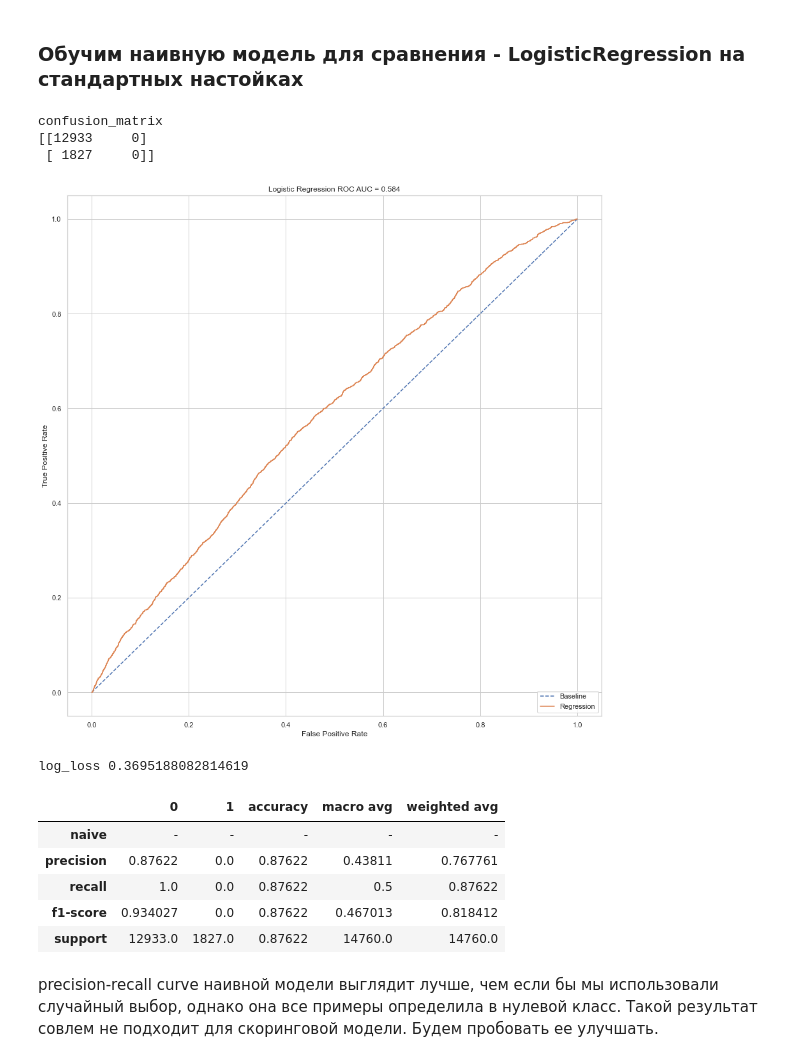
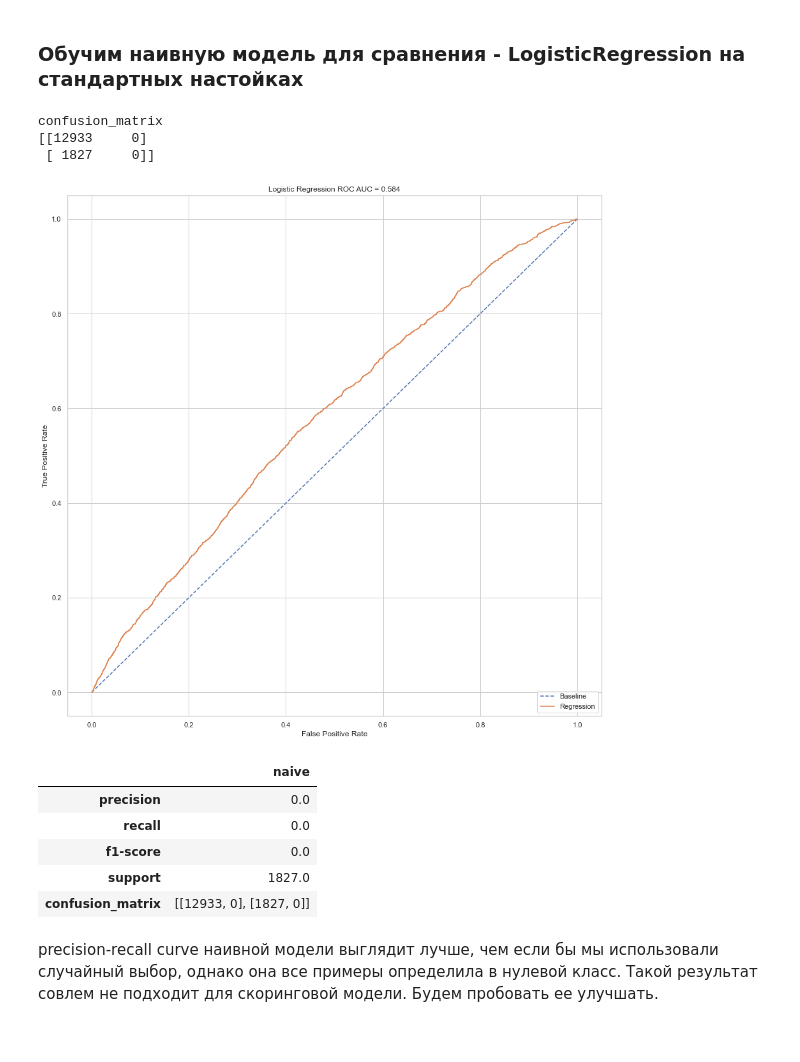
Before and after one commit to EvgeniyBerdyugin/SkillFactory-dspr-40, a Jupyter notebook: module_5/project_5_scoring.ipynb, the cells around one changed output. Saved outputs shown, nothing was run; the diff lists cells and outputs as text; code cells hidden in the pictures.

```diff
--- a/module_5/project_5_scoring.ipynb
+++ b/module_5/project_5_scoring.ipynb
@@ -108,6 +106,6 @@ default = pd.DataFrame(data['default'])
 data = data.drop('client_id', axis=1)
 
 #сделаем файл для сравнивания метрик моделей
-data_report = pd.DataFrame(columns=['0', '1', 'accuracy', 'macro avg', 'weighted avg'])
+data_report = pd.DataFrame(index=['precision', 'recall', 'f1-score', 'support', 'confusion_matrix'])
 # %% [markdown]
 ## Функции
@@ -209,8 +163,7 @@ Low Bound: -3.299 Up Bound -0.529 Outliers low Cnt: 82 Outliers hi Cnt: 436
 # %% [markdown]
 Обработаем даты
 # %%
-for col in date_cols:
-    data[col] = pd.to_datetime(data[col])
+data['app_date'] = pd.to_datetime(data['app_date'])
 # %% [markdown]
 Заполним пропуски модой
 # %%
@@ -240,41 +186,40 @@ X = train_data.drop(['default'], axis=1)
 # %%
 X_train, X_test, y_train, y_test = train_test_split(X, y, test_size=0.2, random_state=RANDOM_SEED)
 model = LogisticRegression()
 model.fit(X_train, y_train)
 y_pred = model.predict(X_test)
 
 print('confusion_matrix', confusion_matrix(y_test, y_pred), sep='\n')
 
 probs = model.predict_proba(X_test)
 fpr, tpr, threshold = roc_curve(y_test, probs[:,1])
 roc_auc = roc_auc_score(y_test, probs[:,1])
 
 plt.figure()
 plt.plot([0, 1], label='Baseline', linestyle='--')
 plt.plot(fpr, tpr, label = 'Regression')
 plt.title('Logistic Regression ROC AUC = %0.3f' % roc_auc)
 plt.ylabel('True Positive Rate')
 plt.xlabel('False Positive Rate')
 plt.legend(loc = 'lower right')
 plt.show()
 
-print('log_loss', log_loss(y_test, probs))
 
-data_report.loc['naive'] = '-'
-data_report = data_report.append(pd.DataFrame(classification_report(y_test, y_pred, output_dict=True)))
+data_report['naive'] = pd.DataFrame(pd.DataFrame(classification_report(y_test, y_pred, output_dict=True))['1'])
+data_report = data_report.astype(object)
+data_report['naive']['confusion_matrix'] = confusion_matrix(y_test, y_pred)
 data_report
 # %% [output]
 confusion_matrix
 [[12933     0]
  [ 1827     0]]
 [figure]
-log_loss 0.3695188082814619
-|  | 0 | 1 | accuracy | macro avg | weighted avg |
-| naive | - | - | - | - | - |
-| precision | 0.87622 | 0.0 | 0.87622 | 0.43811 | 0.767761 |
-| recall | 1.0 | 0.0 | 0.87622 | 0.5 | 0.87622 |
-| f1-score | 0.934027 | 0.0 | 0.87622 | 0.467013 | 0.818412 |
-| support | 12933.0 | 1827.0 | 0.87622 | 14760.0 | 14760.0 |
+|  | naive |
+| precision | 0.0 |
+| recall | 0.0 |
+| f1-score | 0.0 |
+| support | 1827.0 |
+| confusion_matrix | [[12933, 0], [1827, 0]] |
 # %% [markdown]
 precision-recall curve наивной модели выглядит лучше, чем если бы мы использовали случайный выбор, однако она все примеры определила в нулевой класс. Такой результат совлем не подходит для скоринговой модели. Будем пробовать ее улучшать.
 # %% [markdown]
```
Also changed, not shown: parts of 121 cells of this notebook, 2 other files.
